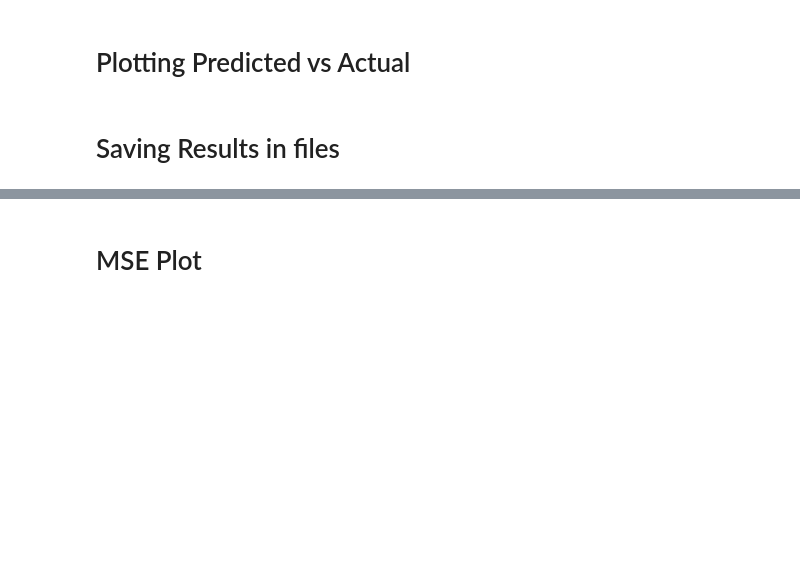
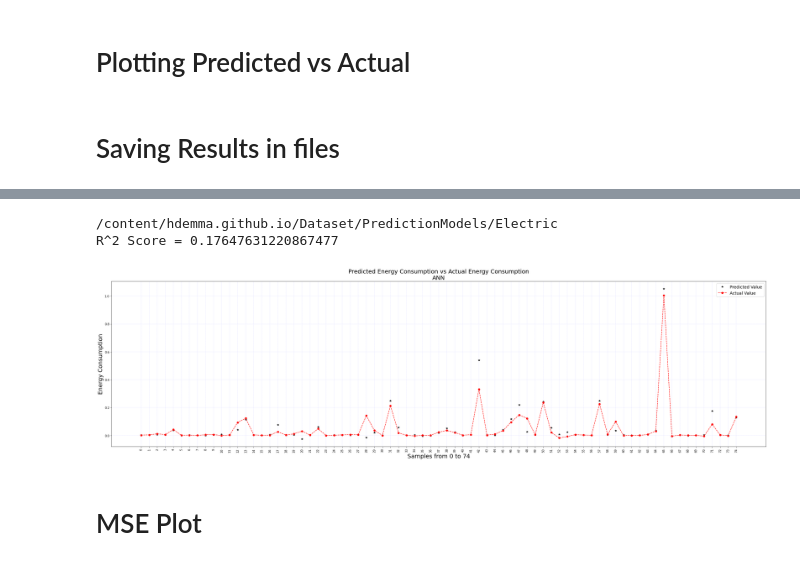
Before and after one commit to hdemma/hdemma.github.io, a Jupyter notebook: Macro_Prediction_Models/Prediction_Script_Electric.ipynb, the cells around one changed output, grey strips where cells are left out. Cells and saved outputs as stored; diff of their text form; code cells hidden in the pictures; blank space fills up the shorter version.

```diff
--- a/Macro_Prediction_Models/Prediction_Script_Electric.ipynb
+++ b/Macro_Prediction_Models/Prediction_Script_Electric.ipynb
@@ -454,3 +396,14 @@ R^2 Score = 0.135022948099074
+# %%
+#Prediction with a Decision Tree
+Model_Name
+PredictedValues = DecisionTree_Model()
+Actual_Values = y_test
+Count = 75             #Indicates Plotting for how many samples
+Plotting_Pred_Actual(Model_Name,Actual_Values,PredictedValues,Length_of_TestData,Count,75)
+# %% [output]
+/content/hdemma.github.io/Dataset/PredictionModels/Electric
+R^2 Score = 0.17647631220867477
+[figure, added]
 # %% [markdown]
 # MSE Plot
 # %%
```
Also changed, not shown: parts of 10 cells of this notebook.
